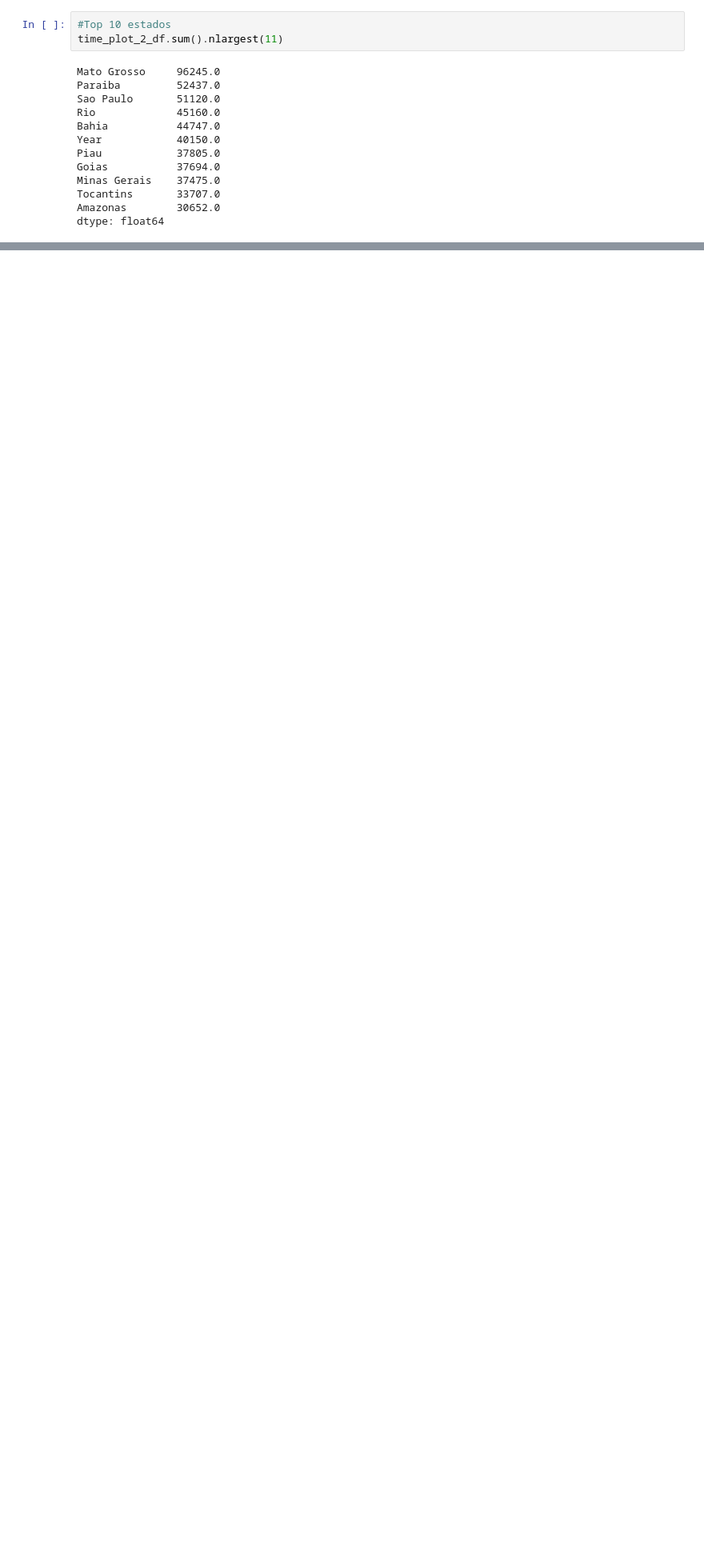
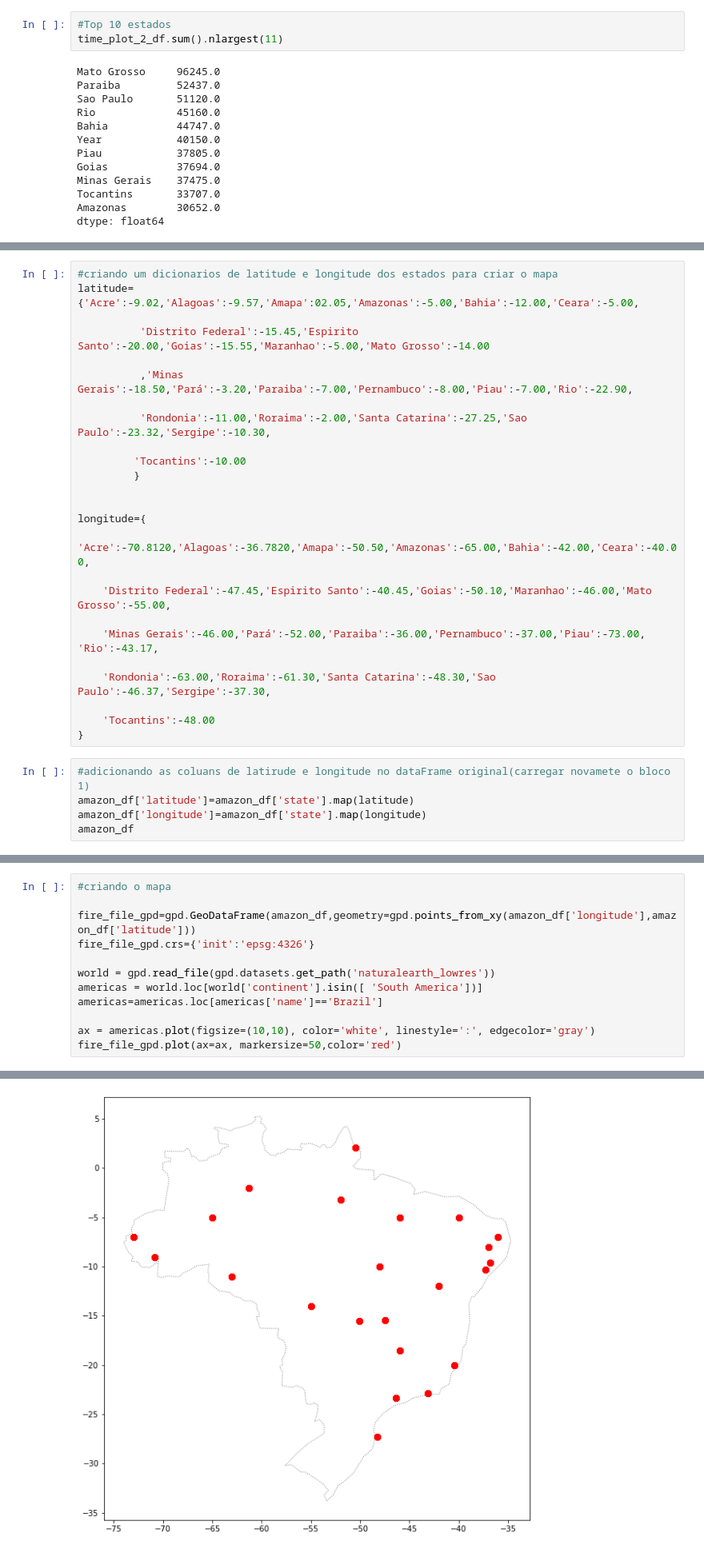
Before and after one commit to MelquiasRibeiro/Trasnformacao_visualizacao_de_dados, a Jupyter notebook: fire_in_the_playground.ipynb, the cells around one changed output, grey strips where cells are left out. Shown at 80% size. Drawn from its saved outputs; the diff is of its cells as text; blank space fills up the shorter version.

```diff
--- a/fire_in_the_playground.ipynb
+++ b/fire_in_the_playground.ipynb
@@ -311,3 +318,33 @@ bar_plot.update_layout(xaxis_tickangle=-45, title_text='top 10 estados em numero
 bar_plot.show()
 # %% [output]
 [interactive output not drawn]
+# %%
+#criando um dicionarios de latitude e longitude dos estados para criar o mapa
+latitude={'Acre':-9.02,'Alagoas':-9.57,'Amapa':02.05,'Amazonas':-5.00,'Bahia':-12.00,'Ceara':-5.00,
+
+          'Distrito Federal':-15.45,'Espirito Santo':-20.00,'Goias':-15.55,'Maranhao':-5.00,'Mato Grosso':-14.00
+
+          ,'Minas Gerais':-18.50,'Pará':-3.20,'Paraiba':-7.00,'Pernambuco':-8.00,'Piau':-7.00,'Rio':-22.90,
+
+          'Rondonia':-11.00,'Roraima':-2.00,'Santa Catarina':-27.25,'Sao Paulo':-23.32,'Sergipe':-10.30,
+
+         'Tocantins':-10.00
+         }
+
+
+longitude={
+    'Acre':-70.8120,'Alagoas':-36.7820,'Amapa':-50.50,'Amazonas':-65.00,'Bahia':-42.00,'Ceara':-40.00,
+
+    'Distrito Federal':-47.45,'Espirito Santo':-40.45,'Goias':-50.10,'Maranhao':-46.00,'Mato Grosso':-55.00,
+
+    'Minas Gerais':-46.00,'Pará':-52.00,'Paraiba':-36.00,'Pernambuco':-37.00,'Piau':-73.00, 'Rio':-43.17,
+
+    'Rondonia':-63.00,'Roraima':-61.30,'Santa Catarina':-48.30,'Sao Paulo':-46.37,'Sergipe':-37.30,
+
+    'Tocantins':-48.00
+}
+# %%
+#adicionando as coluans de latirude e longitude no dataFrame original(carregar novamete o bloco 1)
+amazon_df['latitude']=amazon_df['state'].map(latitude)
+amazon_df['longitude']=amazon_df['state'].map(longitude)
+amazon_df
@@ -313,0 +365,13 @@ bar_plot.show()
+# %%
+#criando o mapa
+
+fire_file_gpd=gpd.GeoDataFrame(amazon_df,geometry=gpd.points_from_xy(amazon_df['longitude'],amazon_df['latitude']))
+fire_file_gpd.crs={'init':'epsg:4326'}
+
+world = gpd.read_file(gpd.datasets.get_path('naturalearth_lowres'))
+americas = world.loc[world['continent'].isin([ 'South America'])]
+americas=americas.loc[americas['name']=='Brazil']
+
+ax = americas.plot(figsize=(10,10), color='white', linestyle=':', edgecolor='gray')
+fire_file_gpd.plot(ax=ax, markersize=50,color='red')
+# %% [output]
@@ -313,0 +379 @@ bar_plot.show()
+[figure, added]
```
Also changed, not shown: parts of 4 cells of this notebook.
